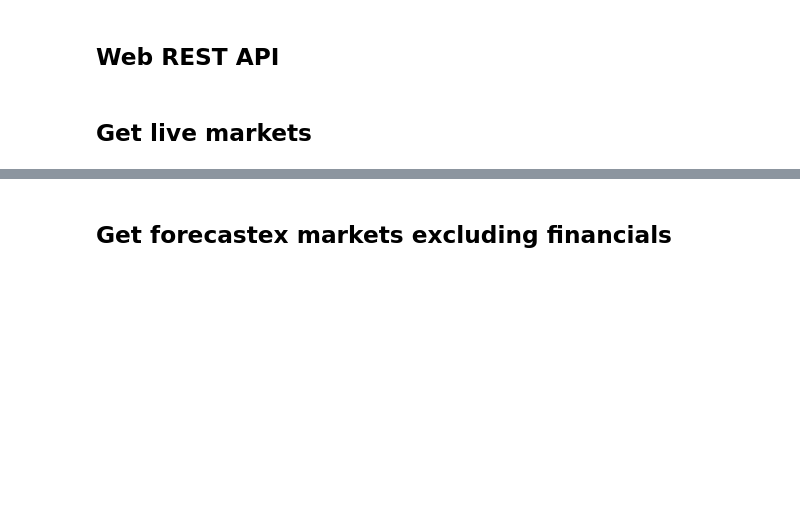
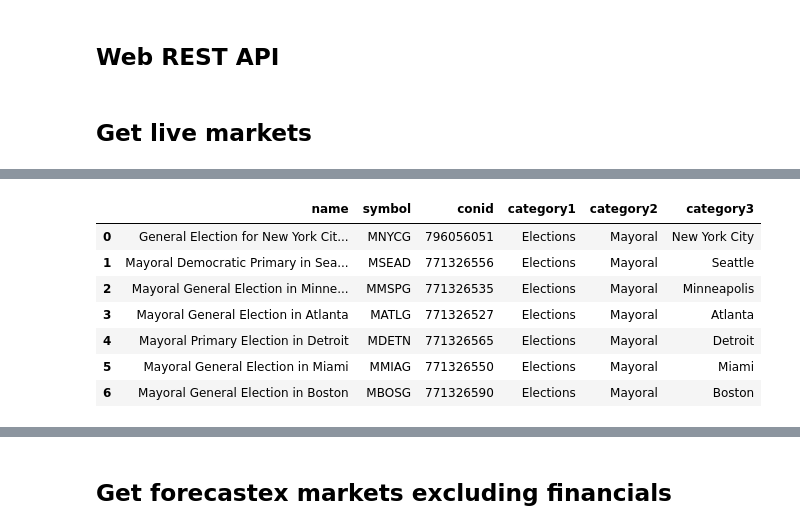
Before and after one commit to catskillsresearch/metac-bot-template, a Jupyter notebook: IBKRs_forecast_grouped_contracts_together.ipynb, the cells around one changed output, grey strips where cells are left out. Drawn from its saved outputs; the diff is of its cells as text; code cells hidden in the pictures; blank space fills up the shorter version.

```diff
--- a/IBKRs_forecast_grouped_contracts_together.ipynb
+++ b/IBKRs_forecast_grouped_contracts_together.ipynb
@@ -28,3 +49,14 @@ df_markets[df_markets.symbol == 'MNYCG']
+# %%
+df_markets[(df_markets.category1 == 'Elections') & (df_markets.category2 == 'Mayoral')]
+# %% [output]
+|  | name | symbol | conid | category1 | category2 | category3 |
+| 0 | General Election for New York Cit... | MNYCG | 796056051 | Elections | Mayoral | New York City |
+| 1 | Mayoral Democratic Primary in Sea... | MSEAD | 771326556 | Elections | Mayoral | Seattle |
+| 2 | Mayoral General Election in Minne... | MMSPG | 771326535 | Elections | Mayoral | Minneapolis |
+| 3 | Mayoral General Election in Atlanta | MATLG | 771326527 | Elections | Mayoral | Atlanta |
+| 4 | Mayoral Primary Election in Detroit | MDETN | 771326565 | Elections | Mayoral | Detroit |
+| 5 | Mayoral General Election in Miami | MMIAG | 771326550 | Elections | Mayoral | Miami |
+| 6 | Mayoral General Election in Boston | MBOSG | 771326590 | Elections | Mayoral | Boston |
 # %%
 market = markets[0]
 market
```
Also changed, not shown: parts of 122 cells of this notebook, 11 other files.
